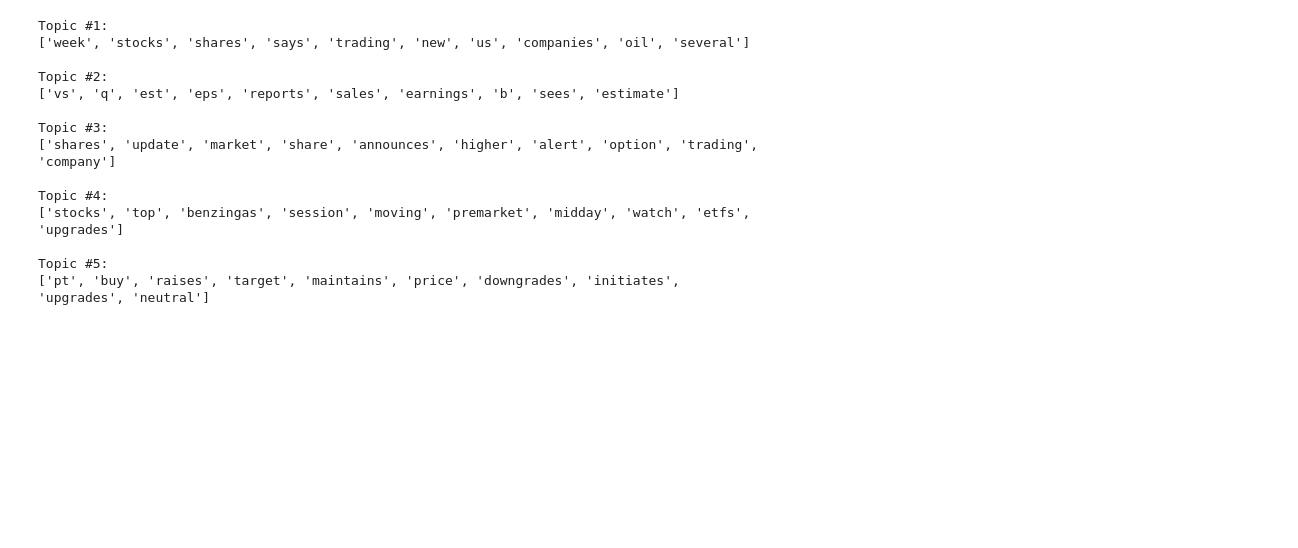
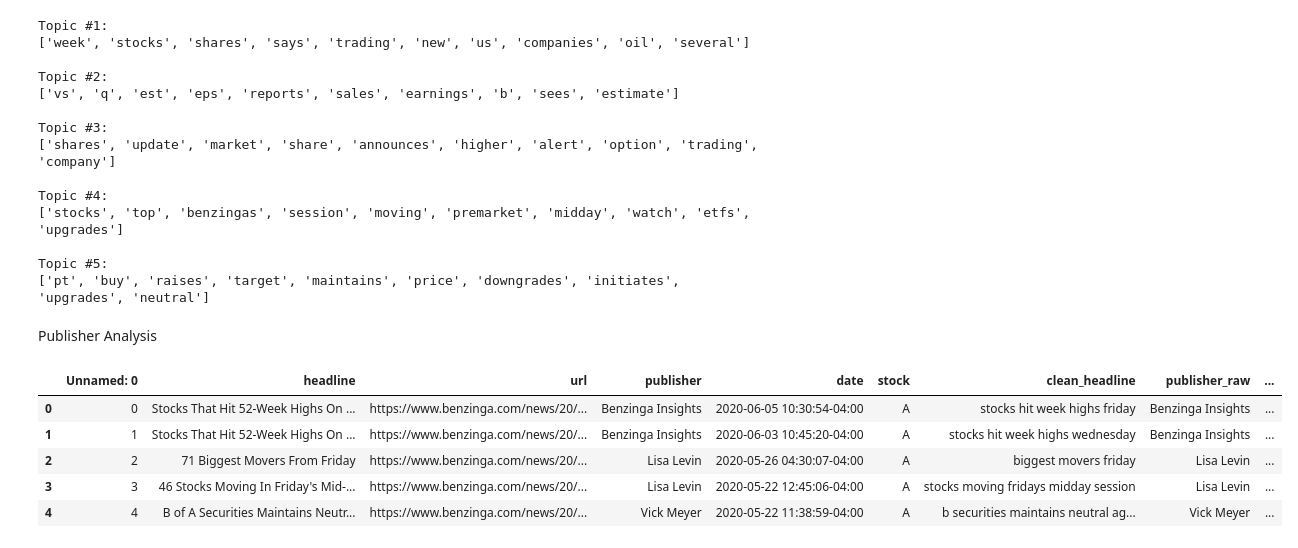
Before and after one commit to Feven777/Predicting_Price_Moves_with_News_Sentiment, a Jupyter notebook: notebooks/sentiment_analysis.ipynb, the cells around one changed output. Cells and saved outputs as stored; diff of their text form; code cells hidden in the pictures; blank space fills up the shorter version.

Commit message:
publisher analysis

```diff
--- a/notebooks/sentiment_analysis.ipynb
+++ b/notebooks/sentiment_analysis.ipynb
@@ -306,7 +297,7 @@ weekly_counts.plot(figsize=(14,4))
 import calendar
 import matplotlib.pyplot as plt
 
-# monthly_counts is a pd.Series with a DatetimeIndex (from resample('M').size())
+monthly_counts = df.set_index('date').resample('M').size()
 # Group by month number (1..12), then sum (or .mean())
 monthly_by_name = monthly_counts.groupby(monthly_counts.index.month).sum().reindex(range(1,13))
 
@@ -490,3 +481,43 @@ Topic #4:
 
 Topic #5:
 ['pt', 'buy', 'raises', 'target', 'maintains', 'price', 'downgrades', 'initiates', 'upgrades', 'neutral']
+# %% [markdown]
+Publisher Analysis
+# %%
+# Basic cleaning of publisher names
+def normalize_publisher(x):
+    if pd.isna(x):
+        return np.nan
+    s = str(x).strip()
+    # unify casing and remove trailing punctuation
+    s = re.sub(r'[\.\s]+$', '', s)
+    return s.lower()
+
+df['publisher_raw'] = df['publisher']
+df['publisher_norm'] = df['publisher_raw'].apply(normalize_publisher)
+# %%
+# returns domain if input is email-like, else None
+def email_domain(p):
+    if pd.isna(p): return None
+    p = str(p).strip()
+    # quick email test
+    m = re.search(r'([A-Za-z0-9._%+-]+)@([A-Za-z0-9.-]+\.[A-Za-z]{2,})$', p)
+    if m:
+        return m.group(2).lower()
+    # sometimes publisher stored as "Name <email@domain.com>"
+    m2 = re.search(r'<\s*([A-Za-z0-9._%+-]+@([A-Za-z0-9.-]+\.[A-Za-z]{2,}))\s*>', p)
+    if m2:
+        return m2.group(2).lower()
+    return None
+
+df['publisher_email_domain'] = df['publisher_raw'].apply(email_domain)
+df['publisher_is_email'] = df['publisher_email_domain'].notna()
+# %%
+df.head()
+# %% [output]
+|  | Unnamed: 0 | headline | url | publisher | date | stock | clean_headline | publisher_raw | ... |
+| 0 | 0 | Stocks That Hit 52-Week Highs On ... | https://www.benzinga.com/news/20/... | Benzinga Insights | 2020-06-05 10:30:54-04:00 | A | stocks hit week highs friday | Benzinga Insights | ... |
+| 1 | 1 | Stocks That Hit 52-Week Highs On ... | https://www.benzinga.com/news/20/... | Benzinga Insights | 2020-06-03 10:45:20-04:00 | A | stocks hit week highs wednesday | Benzinga Insights | ... |
+| 2 | 2 | 71 Biggest Movers From Friday | https://www.benzinga.com/news/20/... | Lisa Levin | 2020-05-26 04:30:07-04:00 | A | biggest movers friday | Lisa Levin | ... |
+| 3 | 3 | 46 Stocks Moving In Friday's Mid-... | https://www.benzinga.com/news/20/... | Lisa Levin | 2020-05-22 12:45:06-04:00 | A | stocks moving fridays midday session | Lisa Levin | ... |
+| 4 | 4 | B of A Securities Maintains Neutr... | https://www.benzinga.com/news/20/... | Vick Meyer | 2020-05-22 11:38:59-04:00 | A | b securities maintains neutral ag... | Vick Meyer | ... |
```
Also changed, not shown: parts of 5 cells of this notebook.
